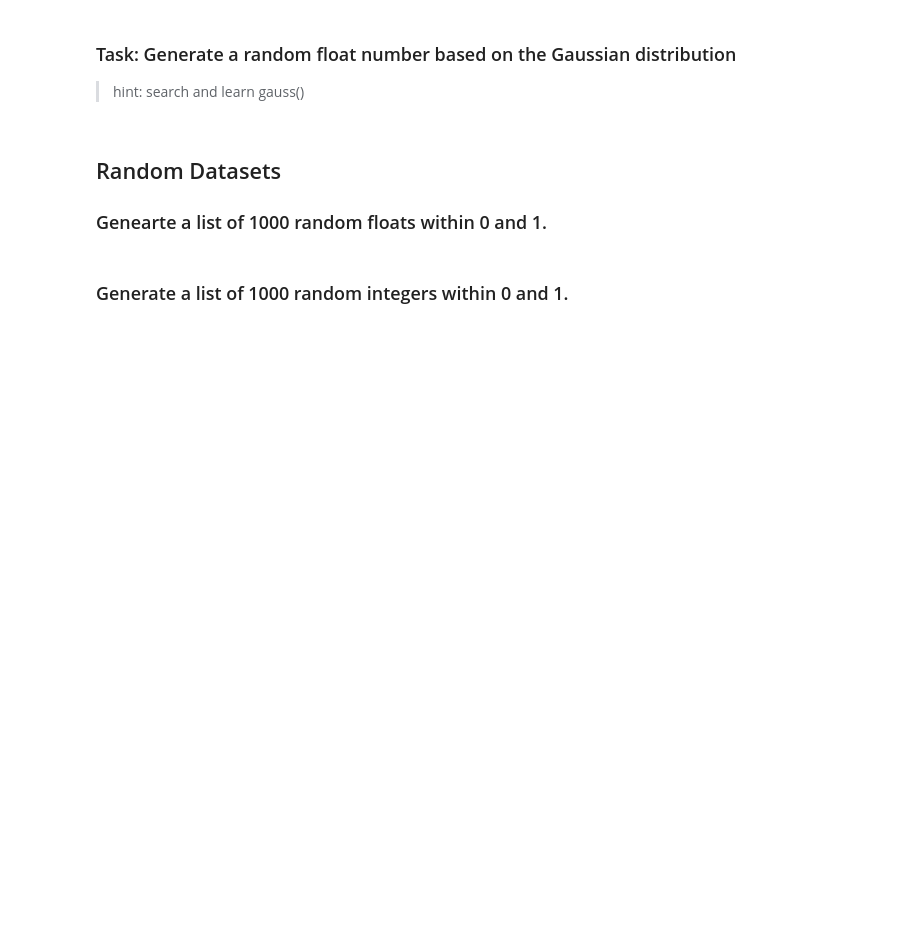
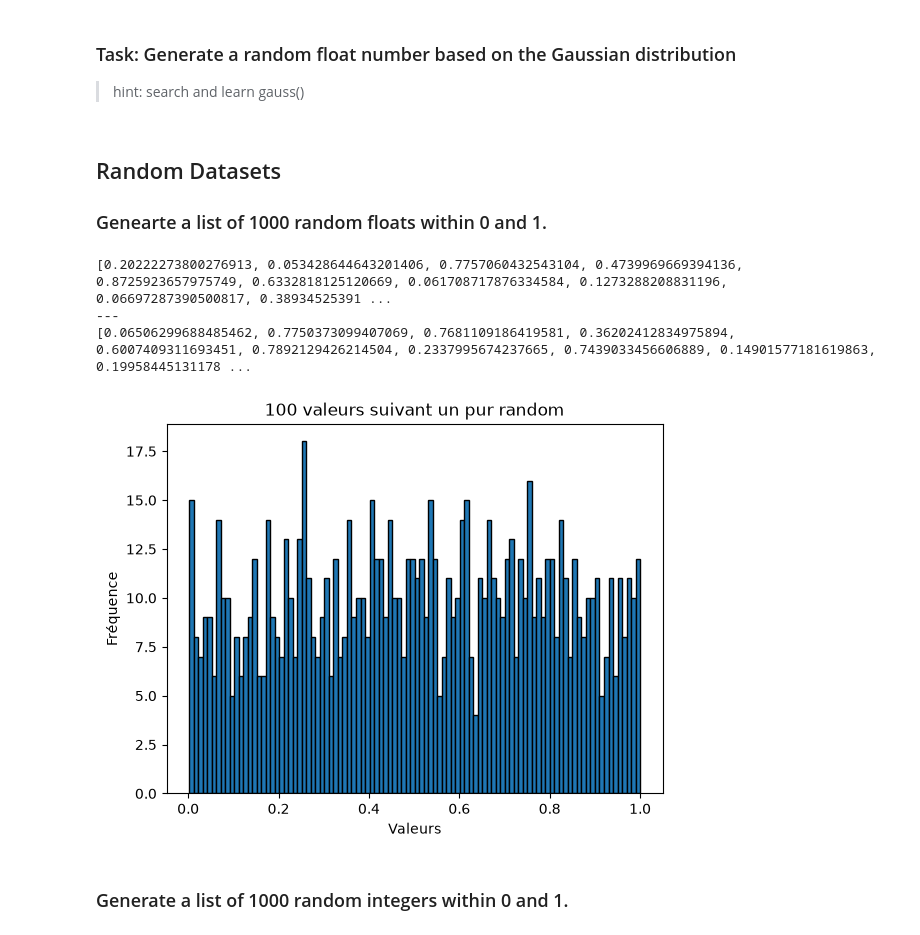
Before and after one commit to NancyG-07/apprentissage, a Jupyter notebook: python_basics/M1Lab-Random.ipynb, the cells around one changed output. Cells and saved outputs as stored; diff of their text form; code cells hidden in the pictures; blank space fills up the shorter version.

Commit message:
Autre commit

```diff
--- a/python_basics/M1Lab-Random.ipynb
+++ b/python_basics/M1Lab-Random.ipynb
@@ -60,2 +63,33 @@ print(random.randint(a,b))
+# %%
+import random
+
+valeurs = []
+
+for i in range(1000):
+    valeurs.append(random.random())
+
+print(valeurs)
+
+print('---')
+
+# autre méthode
+
+valeur = []
+valeurs = [random.random() for i in range(1000)]
+
+print(valeurs)
+
+import matplotlib.pyplot as plt
+
+plt.hist(valeurs, bins=100, edgecolor="black")
+plt.xlabel("Valeurs")
+plt.ylabel("Fréquence")
+plt.title("100 valeurs suivant un pur random")
+plt.show()
+# %% [output]
+[0.20222273800276913, 0.053428644643201406, 0.7757060432543104, 0.4739969669394136, 0.8725923657975749, 0.6332818125120669, 0.061708717876334584, 0.1273288208831196, 0.06697287390500817, 0.38934525391 ...
+---
+[0.06506299688485462, 0.7750373099407069, 0.7681109186419581, 0.36202412834975894, 0.6007409311693451, 0.7892129426214504, 0.2337995674237665, 0.7439033456606889, 0.14901577181619863, 0.19958445131178 ...
+[figure, added]
 # %% [markdown]
 ### Generate a list of 1000 random integers within 0 and 1.
```
Also changed, not shown: parts of 11 cells of this notebook.
